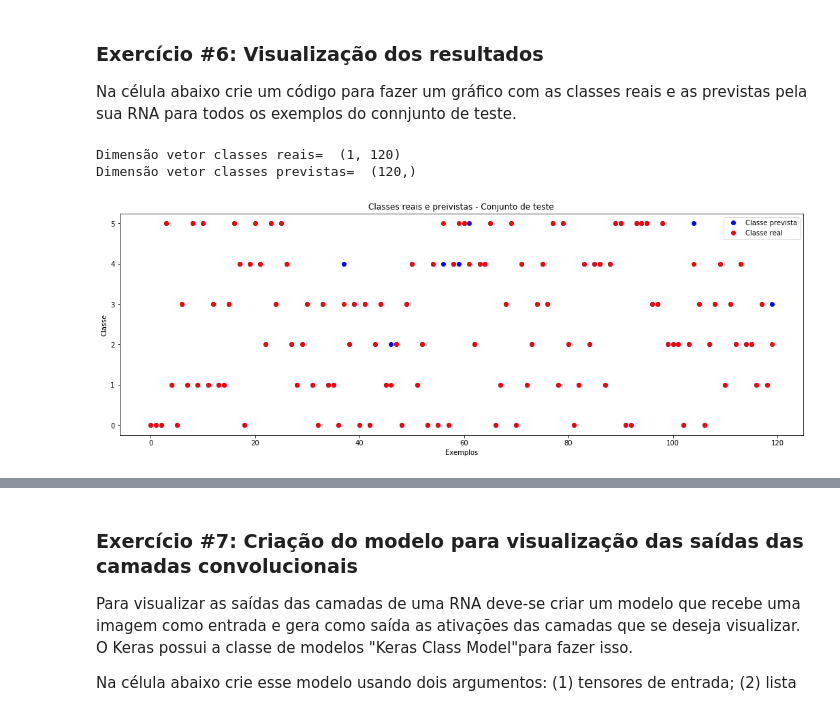
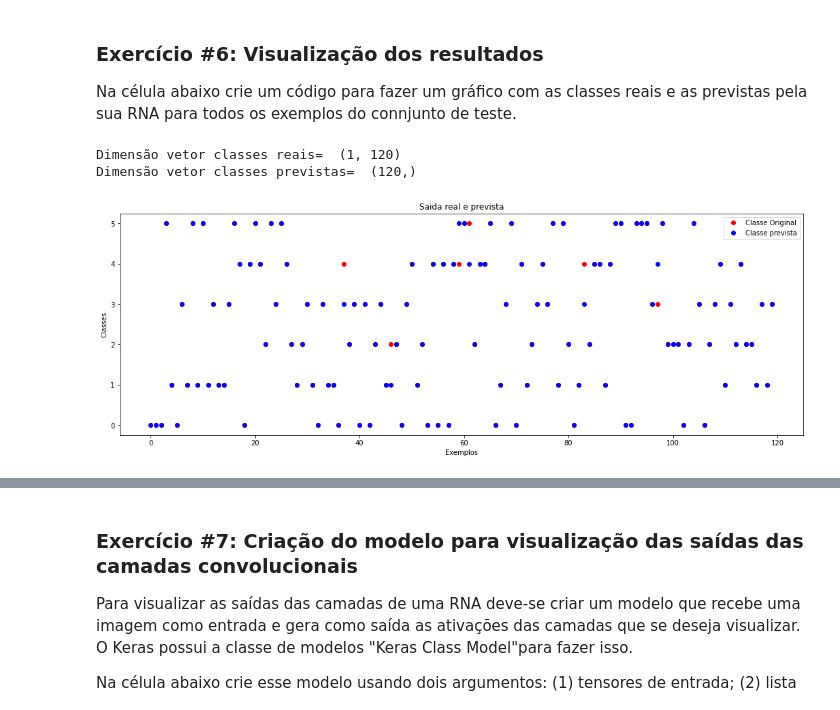
Before and after one commit to rtegao/CNN-Specialization, a Jupyter notebook: T1_RNA-convolucional.ipynb, the cells around one changed output, grey strips where cells are left out. Saved outputs shown, nothing was run; the diff lists cells and outputs as text; code cells hidden in the pictures.

```diff
--- a/T1_RNA-convolucional.ipynb
+++ b/T1_RNA-convolucional.ipynb
@@ -494,26 +494,26 @@ Na célula abaixo crie um código para fazer um gráfico com as classes reais e
 # %%
 # PARA VOCÊ FAZER: visualização das classes previstas pela RNA de todas as imagens do conjunto de teste
 
 # Resultado gráfico
 # Verifique dimensoes dos vetores de classes reais e previstas
 print('Dimensão vetor classes reais= ', Y_test_orig.shape)
 print('Dimensão vetor classes previstas= ', classe.shape)
 
 # Fazer o gráfico das classes reais e previstas
 plt.figure(figsize=(18, 6))
 ### COMECE AQUI ### (≈ 7 linhas)
-#plt.plot
-#plt.plot
-#plt.title
-#plt.xlabel
-#plt.ylabel
-#plt.
-#plt.
+plt.plot(Y_test_orig[0,:], 'ro', label='Classe Original')
+plt.plot(classe, 'bo', label='Classe prevista')
+plt.title('Saida real e prevista')
+plt.xlabel('Exemplos')
+plt.ylabel('Classes')
+plt.legend()
+plt.show()
 ### TERMINE AQUI ###
 # %% [output]
 Dimensão vetor classes reais=  (1, 120)
 Dimensão vetor classes previstas=  (120,)
-[figure, old version]
+[figure, new version]
 # %% [markdown]
 **Saída prevista:**
 
```
Also changed, not shown: parts of 8 cells of this notebook.
